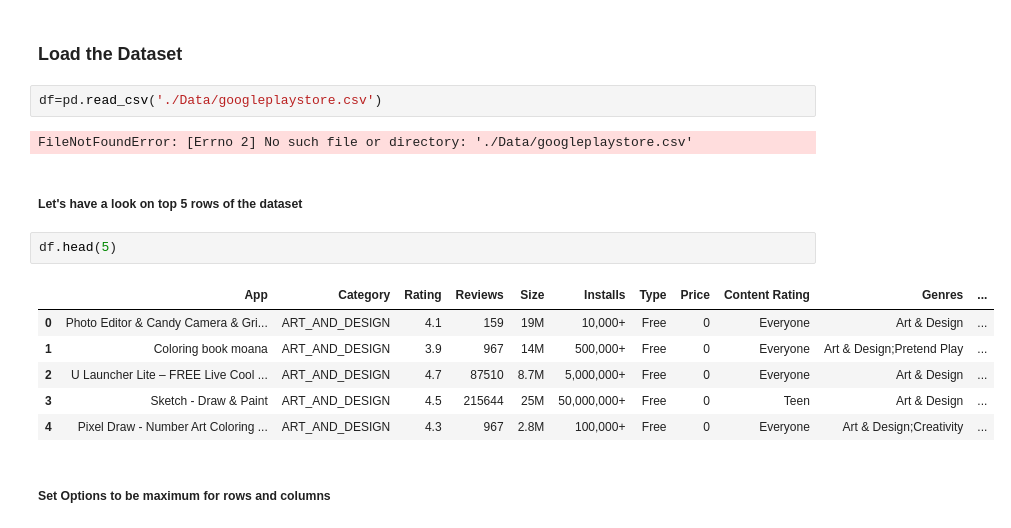
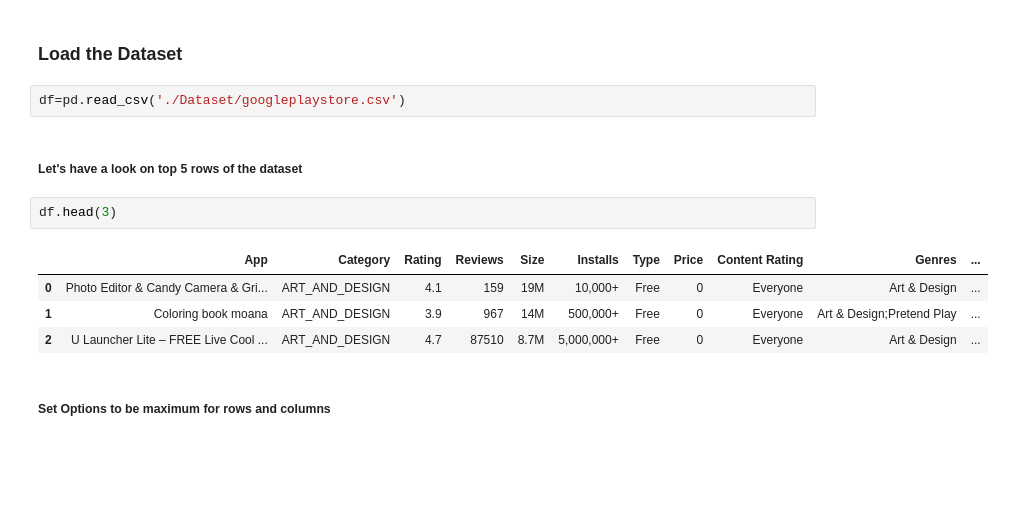
Before and after one commit to KashifDataSci/Google-Play-store-Data-Analysis, a Jupyter notebook: Google_play_store Data Analysis.ipynb, the cells around one changed output. Cells and saved outputs as stored; diff of their text form; blank space fills up the shorter version.

Commit message:
Google Playstore Data Analysis

```diff
--- a/Google_play_store Data Analysis.ipynb
+++ b/Google_play_store Data Analysis.ipynb
@@ -31,20 +31,16 @@ warnings.filterwarnings('ignore')
 # %% [markdown]
 ### Load the Dataset
 # %%
-df=pd.read_csv('./Data/googleplaystore.csv')
+df=pd.read_csv('./Dataset/googleplaystore.csv')
-# %% [output]
-FileNotFoundError: [Errno 2] No such file or directory: './Data/googleplaystore.csv'
 # %% [markdown]
 ##### Let's have a look on top 5 rows of the dataset
 # %%
-df.head(5)
+df.head(3)
 # %% [output]
 |  | App | Category | Rating | Reviews | Size | Installs | Type | Price | Content Rating | Genres | ... |
 | 0 | Photo Editor & Candy Camera & Gri... | ART_AND_DESIGN | 4.1 | 159 | 19M | 10,000+ | Free | 0 | Everyone | Art & Design | ... |
 | 1 | Coloring book moana | ART_AND_DESIGN | 3.9 | 967 | 14M | 500,000+ | Free | 0 | Everyone | Art & Design;Pretend Play | ... |
 | 2 | U Launcher Lite – FREE Live Cool ... | ART_AND_DESIGN | 4.7 | 87510 | 8.7M | 5,000,000+ | Free | 0 | Everyone | Art & Design | ... |
-| 3 | Sketch - Draw & Paint | ART_AND_DESIGN | 4.5 | 215644 | 25M | 50,000,000+ | Free | 0 | Teen | Art & Design | ... |
-| 4 | Pixel Draw - Number Art Coloring ... | ART_AND_DESIGN | 4.3 | 967 | 2.8M | 100,000+ | Free | 0 | Everyone | Art & Design;Creativity | ... |
 # %% [markdown]
 ##### Set Options to be maximum for rows and columns
 # %%
```
Also changed, not shown: parts of 11 cells of this notebook, 1 other file.
